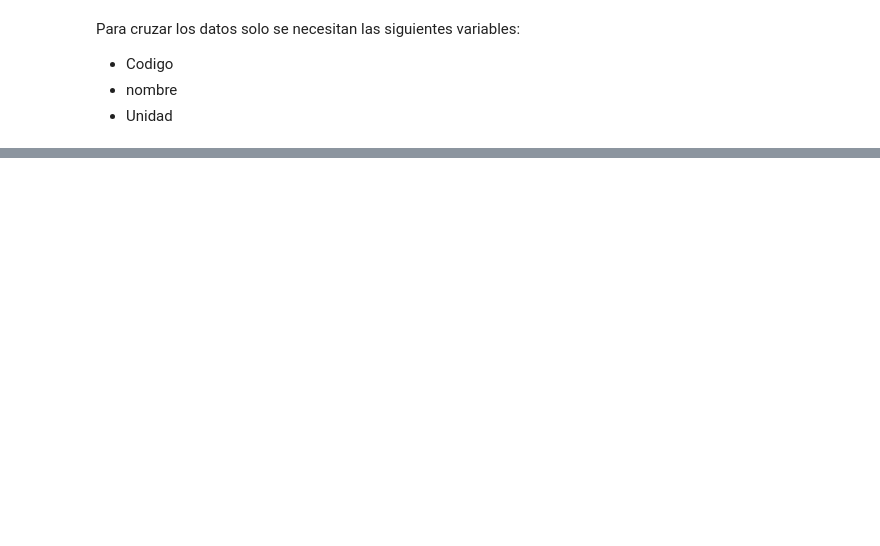
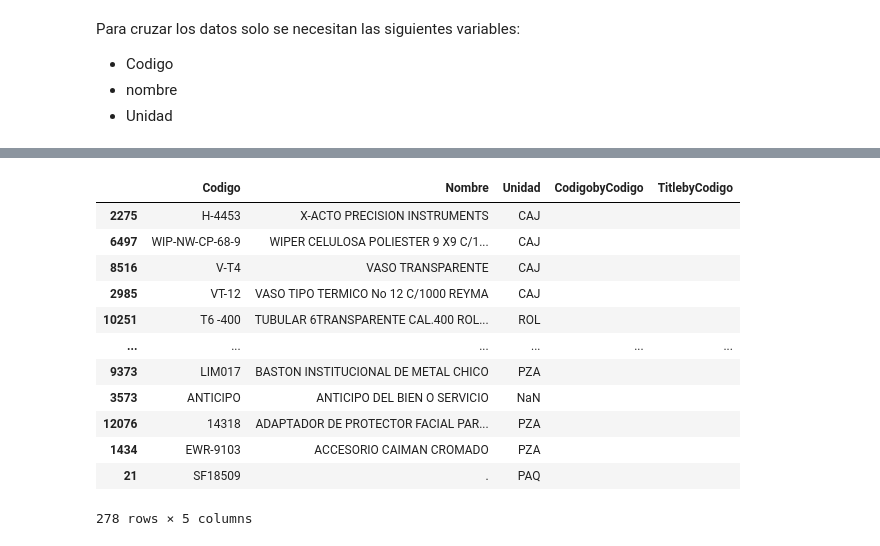
Before and after one commit to devicemxl/BajaWorkspace, a Jupyter notebook: 01MapeoProductos.ipynb, the cells around one changed output, grey strips where cells are left out. Saved outputs shown, nothing was run; the diff lists cells and outputs as text; code cells hidden in the pictures; blank space fills up the shorter version.

```diff
--- a/01MapeoProductos.ipynb
+++ b/01MapeoProductos.ipynb
@@ -54,0 +141,39 @@ VentasData.head(1)
+# %%
+# Exceptions Vector
+ExceptionTitles = pd.DataFrame()
+ExceptionTitles = VENTAS_DATA.copy()
+df=COMPRAS_DATA
+#
+# Calculate the Jaccard Distance by each VENTAS_DATA for each COMPRAS_DATA
+# Select the maximum Jaccard
+# if Jaccard is > Flexibility the make a Suggestion
+# si no pues no -0_o-
+#
+Correction=[];Suggested=[]
+#
+for i in ExceptionTitles['Codigo']:
+    ComparisonScore=[]
+    ComparisonTitle=[]
+    ComparisonCode=[]
+    for j in df['Codigo']:
+        ComparisonScore.append(tt.JaccardDistance( i,j ) )
+        ComparisonCode.append( df[ df['Codigo'] == j ][ 'Codigo' ].to_list()[0] )
+        ComparisonTitle.append( df[ df['Codigo'] == j ][ 'Nombre' ].to_list()[0] )
+        Score = max( ComparisonScore )
+        Code = ComparisonCode[ ComparisonScore.index( max( ComparisonScore ) ) ]
+        Title = ComparisonTitle[ ComparisonScore.index( max( ComparisonScore ) ) ]
+        #MaxJaccard = JaccardValues[1]
+    if Score > Flexibility:
+        Suggested.append( Code )
+        Correction.append( Title )
+    elif Score < Flexibility:
+        Suggested.append('')
+        Correction.append('')
+    else:
+        Suggested.append('')
+        Correction.append('')
+# %%
+# Add the results to the dataframe
+#
+ExceptionTitles['CodigobyCodigo'] = Suggested
+ExceptionTitles['TitlebyCodigo'] = Correction
@@ -54,0 +189,17 @@ VentasData.head(1)
+# %%
+NullTitles = ExceptionTitles[ ExceptionTitles['CodigobyCodigo'] == '' ]
+NullTitles
+# %% [output]
+|  | Codigo | Nombre | Unidad | CodigobyCodigo | TitlebyCodigo |
+| 2275 | H-4453 | X-ACTO PRECISION INSTRUMENTS | CAJ |  |  |
+| 6497 | WIP-NW-CP-68-9 | WIPER CELULOSA POLIESTER 9 X9 C/1... | CAJ |  |  |
+| 8516 | V-T4 | VASO TRANSPARENTE | CAJ |  |  |
+| 2985 | VT-12 | VASO TIPO TERMICO No 12 C/1000 REYMA | CAJ |  |  |
+| 10251 | T6 -400 | TUBULAR 6TRANSPARENTE CAL.400 ROL... | ROL |  |  |
+| ... | ... | ... | ... | ... | ... |
+| 9373 | LIM017 | BASTON INSTITUCIONAL DE METAL CHICO | PZA |  |  |
+| 3573 | ANTICIPO | ANTICIPO DEL BIEN O SERVICIO | NaN |  |  |
+| 12076 | 14318 | ADAPTADOR DE PROTECTOR FACIAL PAR... | PZA |  |  |
+| 1434 | EWR-9103 | ACCESORIO CAIMAN CROMADO | PZA |  |  |
+| 21 | SF18509 | . | PAQ |  |  |
+278 rows × 5 columns
```
Also changed, not shown: parts of 32 cells of this notebook, 12 other files.
